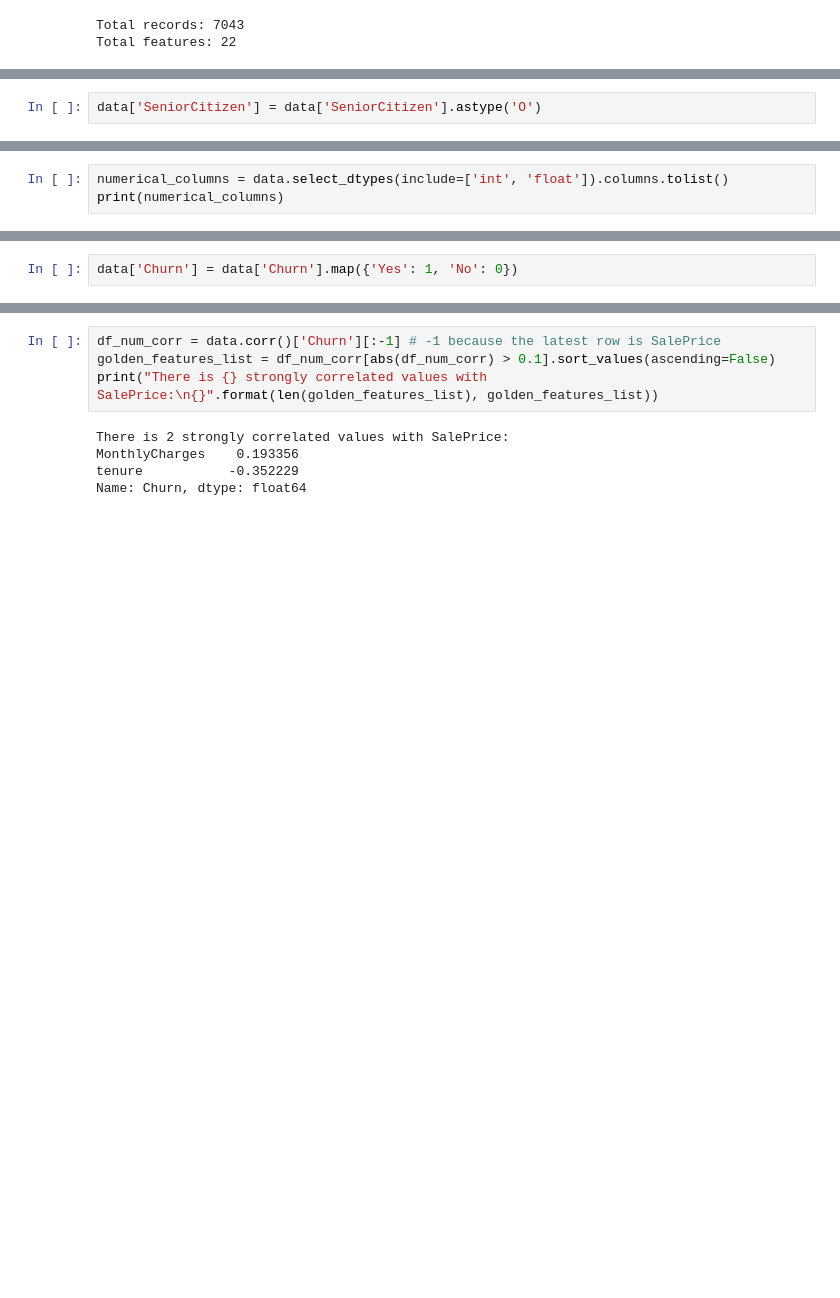
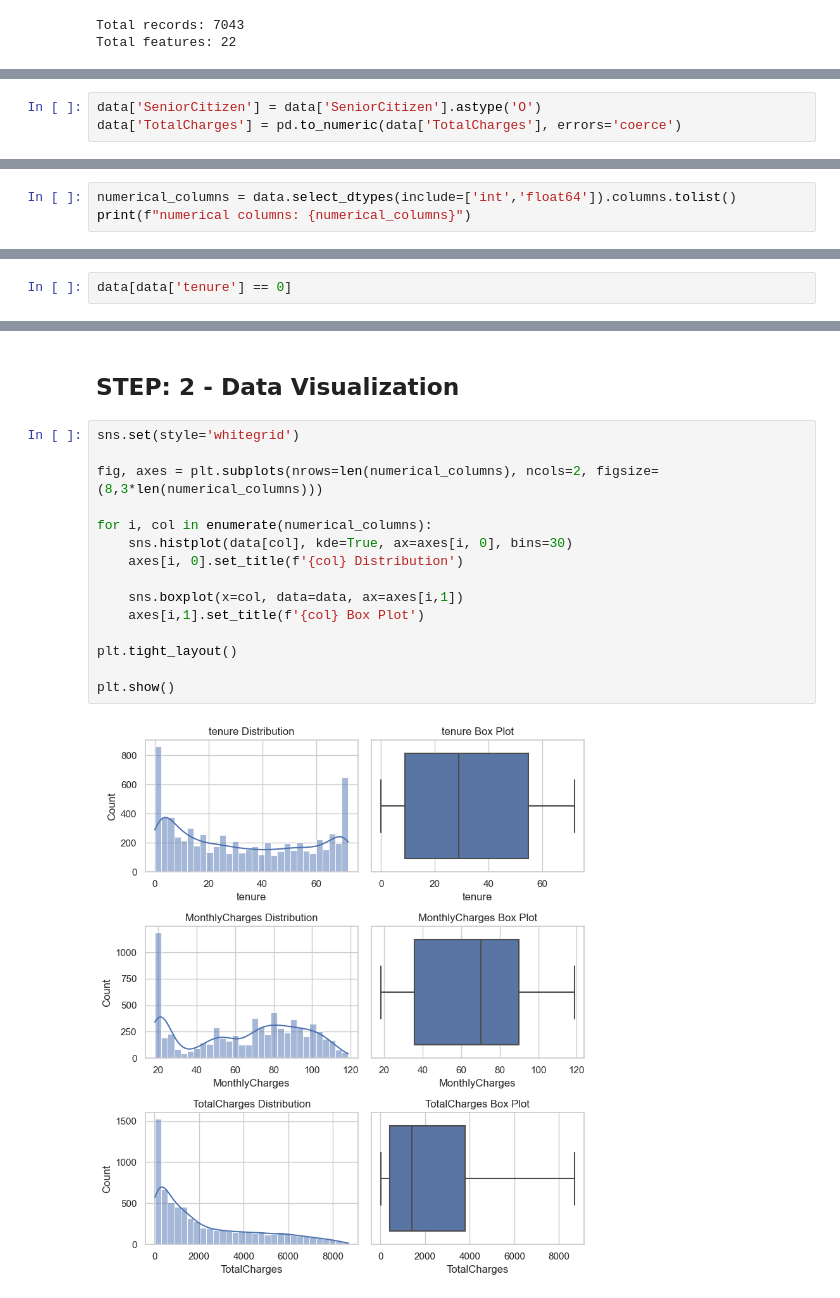
Before and after one commit to Mohinikarale/telco-customer-churn, a Jupyter notebook: EDA/telco-customer-churn-eda.ipynb, the cells around one changed output, grey strips where cells are left out. Cells and saved outputs as stored; diff of their text form; blank space fills up the shorter version.

```diff
--- a/EDA/telco-customer-churn-eda.ipynb
+++ b/EDA/telco-customer-churn-eda.ipynb
@@ -59,6 +60,7 @@ data.tail()
 | 7042 | 6590cd223999e61fced60398 | 3186-AJIEK | Male | 0 | No | No | 66 | Yes | ... |
 # %%
 data['SeniorCitizen'] = data['SeniorCitizen'].astype('O')
+data['TotalCharges'] = pd.to_numeric(data['TotalCharges'], errors='coerce')
 # %%
 data.info()
 # %% [output]
@@ -81,5 +83,5 @@ dtypes: float64(1), int64(1), object(20)
 memory usage: 1.2+ MB
 # %%
-numerical_columns = data.select_dtypes(include=['int', 'float']).columns.tolist()
-print(numerical_columns)
+numerical_columns = data.select_dtypes(include=['int','float64']).columns.tolist()
+print(f"numerical columns: {numerical_columns}")
 # %% [output]
@@ -102,2 +125,2 @@ number of unique values in target feature: 2
 # %%
-data['Churn'] = data['Churn'].map({'Yes': 1, 'No': 0})
+data[data['tenure'] == 0]
@@ -108,10 +144,20 @@ data.hist(figsize=(6, 8), bins=25, xlabelsize=8, ylabelsize=8); # ; avoid having
+# %% [markdown]
+## STEP: 2 - Data Visualization
 # %%
-df_num_corr = data.corr()['Churn'][:-1] # -1 because the latest row is SalePrice
-golden_features_list = df_num_corr[abs(df_num_corr) > 0.1].sort_values(ascending=False)
-print("There is {} strongly correlated values with SalePrice:\n{}".format(len(golden_features_list), golden_features_list))
+sns.set(style='whitegrid')
+
+fig, axes = plt.subplots(nrows=len(numerical_columns), ncols=2, figsize=(8,3*len(numerical_columns)))
+
+for i, col in enumerate(numerical_columns):
+    sns.histplot(data[col], kde=True, ax=axes[i, 0], bins=30)
+    axes[i, 0].set_title(f'{col} Distribution')
+
+    sns.boxplot(x=col, data=data, ax=axes[i,1])
+    axes[i,1].set_title(f'{col} Box Plot')
+
+plt.tight_layout()
+
+plt.show()
 # %% [output]
-There is 2 strongly correlated values with SalePrice:
-MonthlyCharges    0.193356
-tenure           -0.352229
-Name: Churn, dtype: float64
+[figure, added]
 # %%
```
Also changed, not shown: parts of 17 cells of this notebook, 7 other files.
